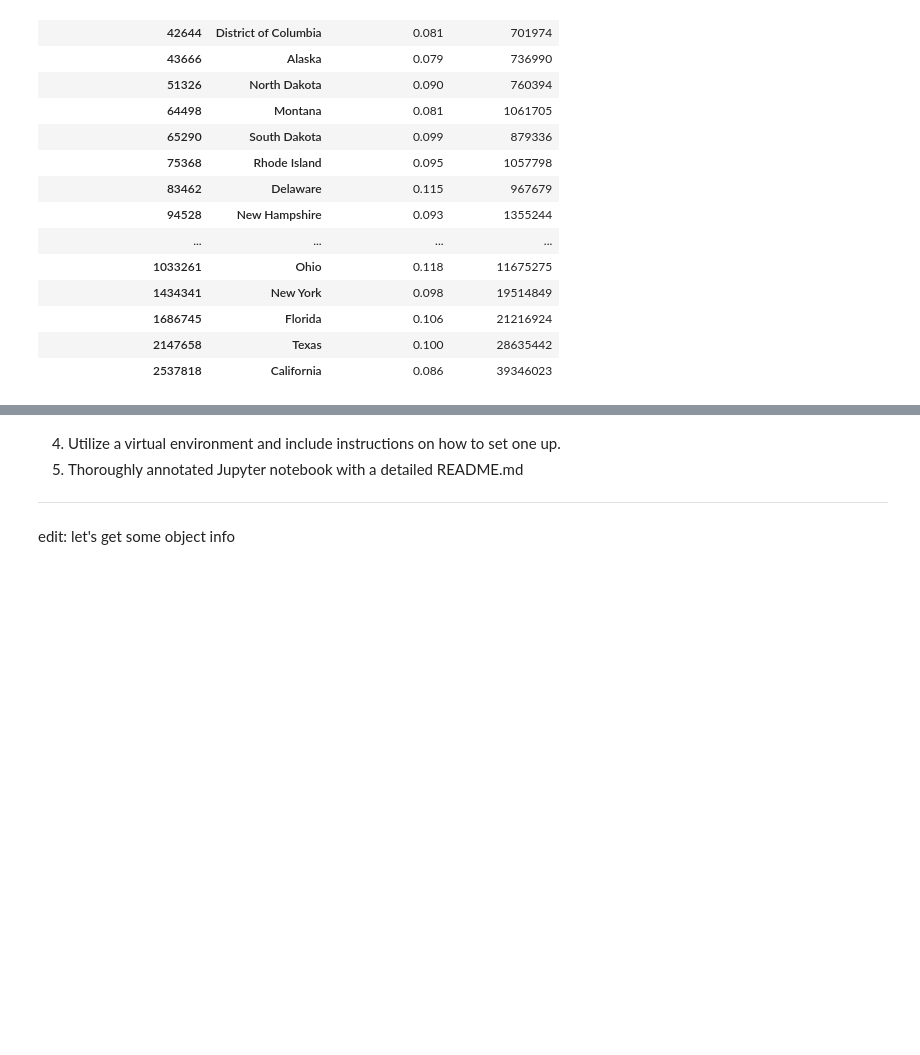
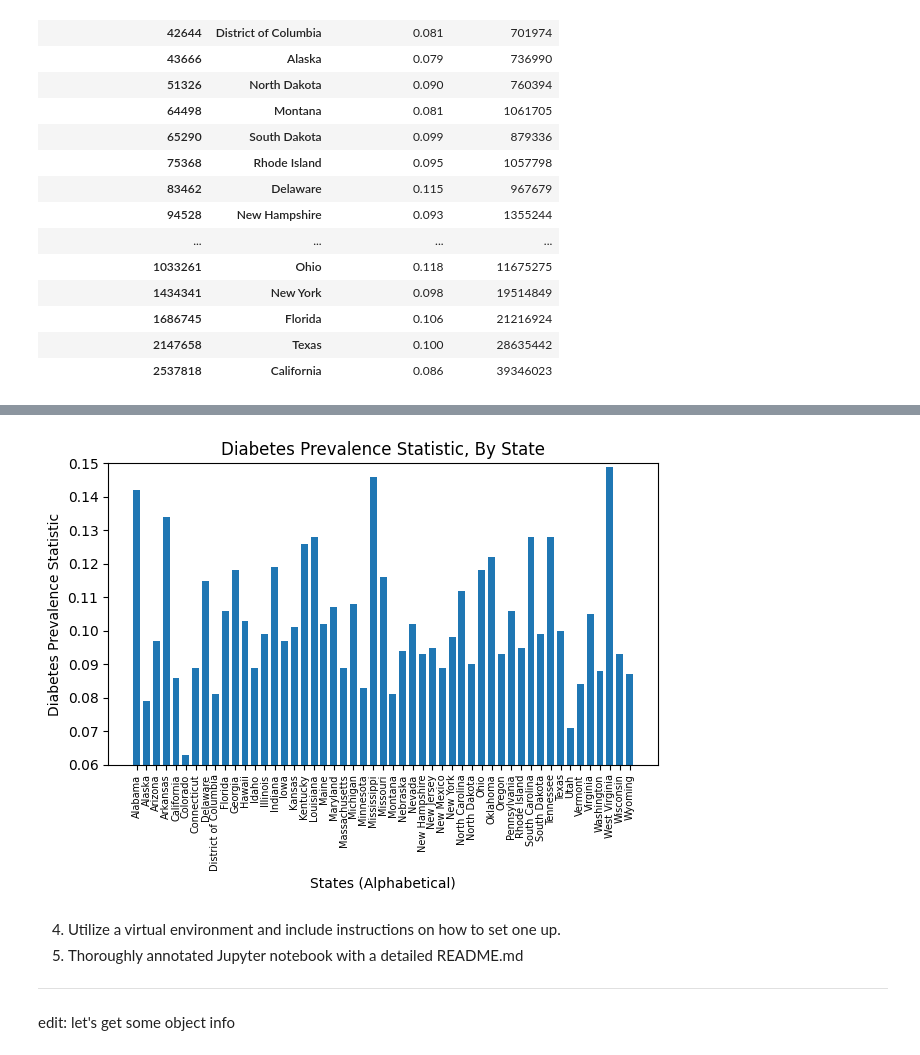
Before and after one commit to LilGotit/StateVarianceDiabetes, a Jupyter notebook: FirstDraft.ipynb, the cells around one changed output, grey strips where cells are left out. Cells and saved outputs as stored; diff of their text form; code cells hidden in the pictures; blank space fills up the shorter version.

```diff
--- a/FirstDraft.ipynb
+++ b/FirstDraft.ipynb
@@ -194,3 +195,15 @@ plt.show()
+# %%
+plt.bar("State", "Diabetes Prevalence", width=0.7, data=dfThree)
+plt.xlabel("States (Alphabetical)")
+plt.xticks(fontsize=7, rotation=90)
+plt.ylabel("Diabetes Prevalence Statistic")
+plt.ylim(0.06,0.15)
+plt.yticks(ticks=[0.06, 0.07, 0.08, 0.09, 0.10, 0.11, 0.12, 0.13, 0.14, 0.15])
+plt.title("Diabetes Prevalence Statistic, By State")
+plt.tight_layout()
+plt.show()
+# %% [output]
+[figure, added]
 # %% [markdown]
 4. Utilize a virtual environment and include instructions on how to set one up.
 5. Thoroughly annotated Jupyter notebook with a detailed README.md
```
Also changed, not shown: parts of 1 cell of this notebook.
